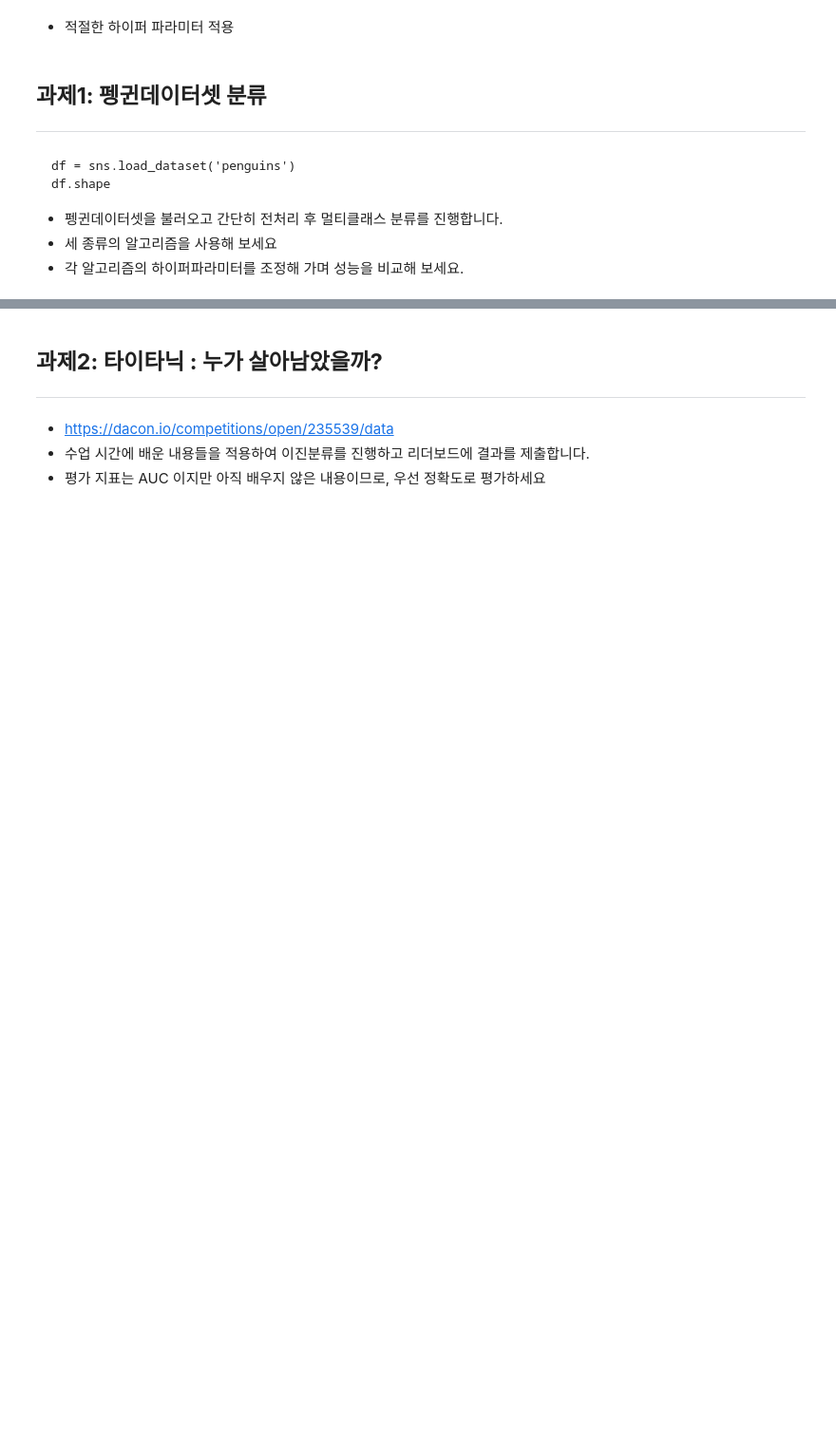
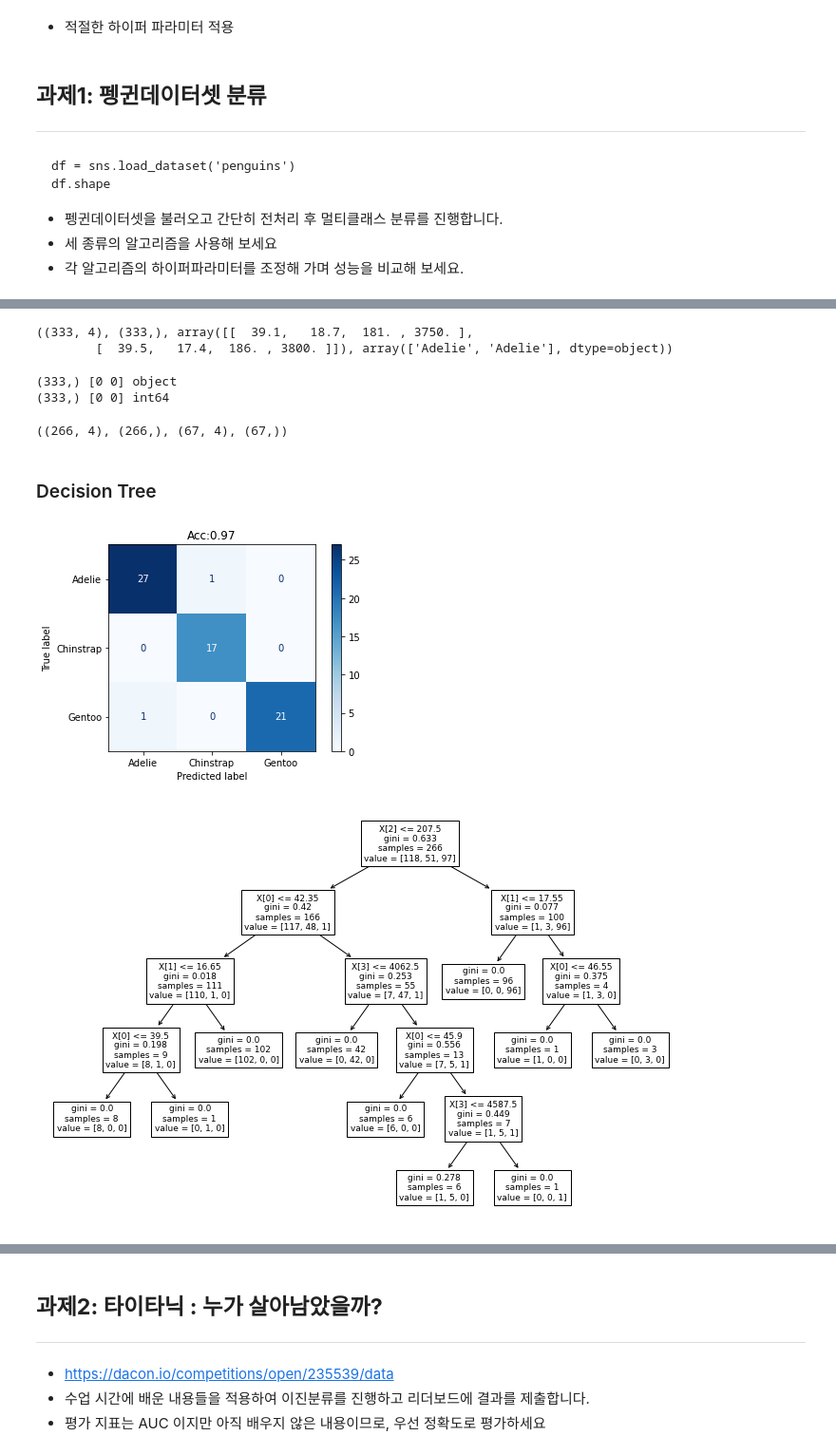
Before and after one commit to yebiny/SkillTreePython-DataAnalysis, a Jupyter notebook: 05.머신러닝기반데이터분석/해설/ch05_11_사이킷런실습_분류모델탐색.ipynb, the cells around one changed output, grey strips where cells are left out. Shown at 95% size. Saved outputs shown, nothing was run; the diff lists cells and outputs as text; code cells hidden in the pictures; blank space fills up the shorter version.

```diff
--- a/05.머신러닝기반데이터분석/해설/ch05_11_사이킷런실습_분류모델탐색.ipynb
+++ b/05.머신러닝기반데이터분석/해설/ch05_11_사이킷런실습_분류모델탐색.ipynb
@@ -682,0 +715,55 @@ df.shape
+# %%
+X = df.iloc[:,2:-1].values
+y = df.iloc[:,0].values
+X.shape, y.shape, X[:2], y[:2]
+# %% [output]
+((333, 4), (333,), array([[  39.1,   18.7,  181. , 3750. ],
+        [  39.5,   17.4,  186. , 3800. ]]), array(['Adelie', 'Adelie'], dtype=object))
+# %%
+labels = ['Adelie', 'Chinstrap', 'Gentoo']
+# %%
+y[y=='Adelie'] = 0
+y[y=='Chinstrap']=1
+y[y=='Gentoo']=2
+print(y.shape, y[:2], y.dtype)
+y = np.array(y, dtype='int')
+print(y.shape, y[:2], y.dtype)
+# %% [output]
+(333,) [0 0] object
+(333,) [0 0] int64
+# %%
+from sklearn.model_selection import train_test_split
+X_train, X_test, y_train, y_test = train_test_split(X, y,
+                                                    test_size=0.2,
+                                                    random_state=1)
+X_train.shape, y_train.shape, X_test.shape, y_test.shape
+# %% [output]
+((266, 4), (266,), (67, 4), (67,))
+# %% [markdown]
+### Decision Tree
+# %%
+from sklearn.tree import DecisionTreeClassifier, plot_tree
+from sklearn.metrics import confusion_matrix, ConfusionMatrixDisplay
+
+def draw_cm(model, X, y, labels, title=''):
+  y_pred = model.predict(X)
+  cm = confusion_matrix(y, y_pred) # 혼돈 행렬 구하기
+  ConfusionMatrixDisplay(cm, display_labels=labels).plot(cmap='Blues')
+  if title: plt.title(title)
+
+# 학습
+model = DecisionTreeClassifier(criterion='gini',
+                               max_depth=5)
+model.fit(X_train, y_train)
+# 정확도 출력 및 혼돈행렬 시각화
+acc = model.score(X_test, y_test)
+draw_cm(model, X_test, y_test, labels, title=f'Acc:{np.round(acc,2)}')
+plt.show()
+
+# 트리 시각화
+plt.figure(figsize=(12,8))
+plot_tree(model)
+plt.show()
+# %% [output]
+[figure, added]
+[figure, added]
```
Also changed, not shown: parts of 8 cells of this notebook.
